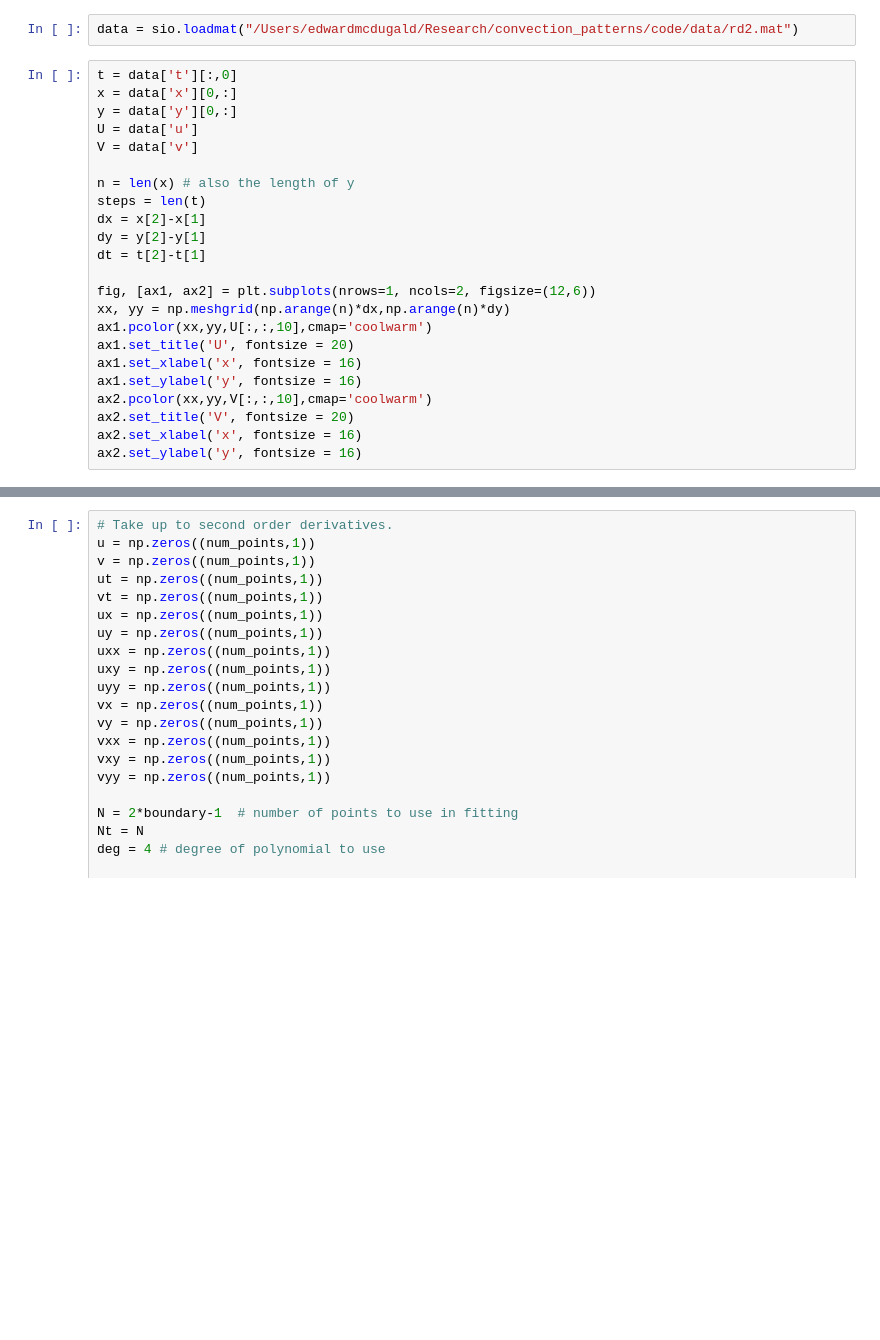
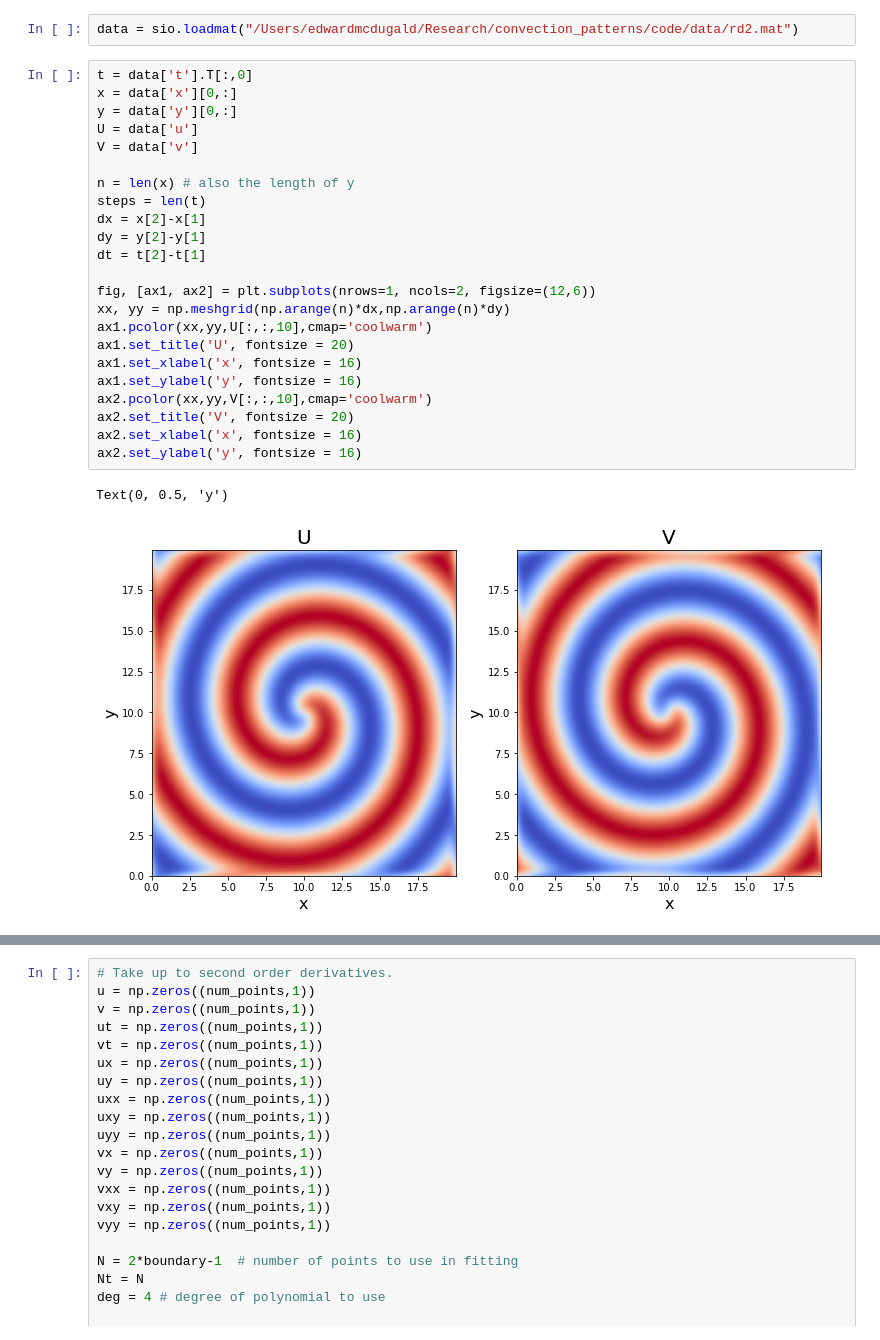
Before and after one commit to EMcDugald/convection_patterns_wip, a Jupyter notebook: code/PDEFIND/reaction_diffusion_v2.ipynb, the cells around one changed output, grey strips where cells are left out. Cells and saved outputs as stored; diff of their text form; blank space fills up the shorter version.

```diff
--- a/code/PDEFIND/reaction_diffusion_v2.ipynb
+++ b/code/PDEFIND/reaction_diffusion_v2.ipynb
@@ -8,28 +8,31 @@ import itertools
 # %%
 data = sio.loadmat("/Users/edwardmcdugald/Research/convection_patterns/code/data/rd2.mat")
 # %%
-t = data['t'][:,0]
+t = data['t'].T[:,0]
 x = data['x'][0,:]
 y = data['y'][0,:]
 U = data['u']
 V = data['v']
 
 n = len(x) # also the length of y
 steps = len(t)
 dx = x[2]-x[1]
 dy = y[2]-y[1]
 dt = t[2]-t[1]
 
 fig, [ax1, ax2] = plt.subplots(nrows=1, ncols=2, figsize=(12,6))
 xx, yy = np.meshgrid(np.arange(n)*dx,np.arange(n)*dy)
 ax1.pcolor(xx,yy,U[:,:,10],cmap='coolwarm')
 ax1.set_title('U', fontsize = 20)
 ax1.set_xlabel('x', fontsize = 16)
 ax1.set_ylabel('y', fontsize = 16)
 ax2.pcolor(xx,yy,V[:,:,10],cmap='coolwarm')
 ax2.set_title('V', fontsize = 20)
 ax2.set_xlabel('x', fontsize = 16)
 ax2.set_ylabel('y', fontsize = 16)
+# %% [output]
+Text(0, 0.5, 'y')
+[figure, added]
 # %%
 # Sample a collection of data points.  See figure 1 panel 2a.
 np.random.seed(0) # so that numbers in paper are reproducible
```
Also changed, not shown: parts of 10 cells of this notebook, 1 other file.
